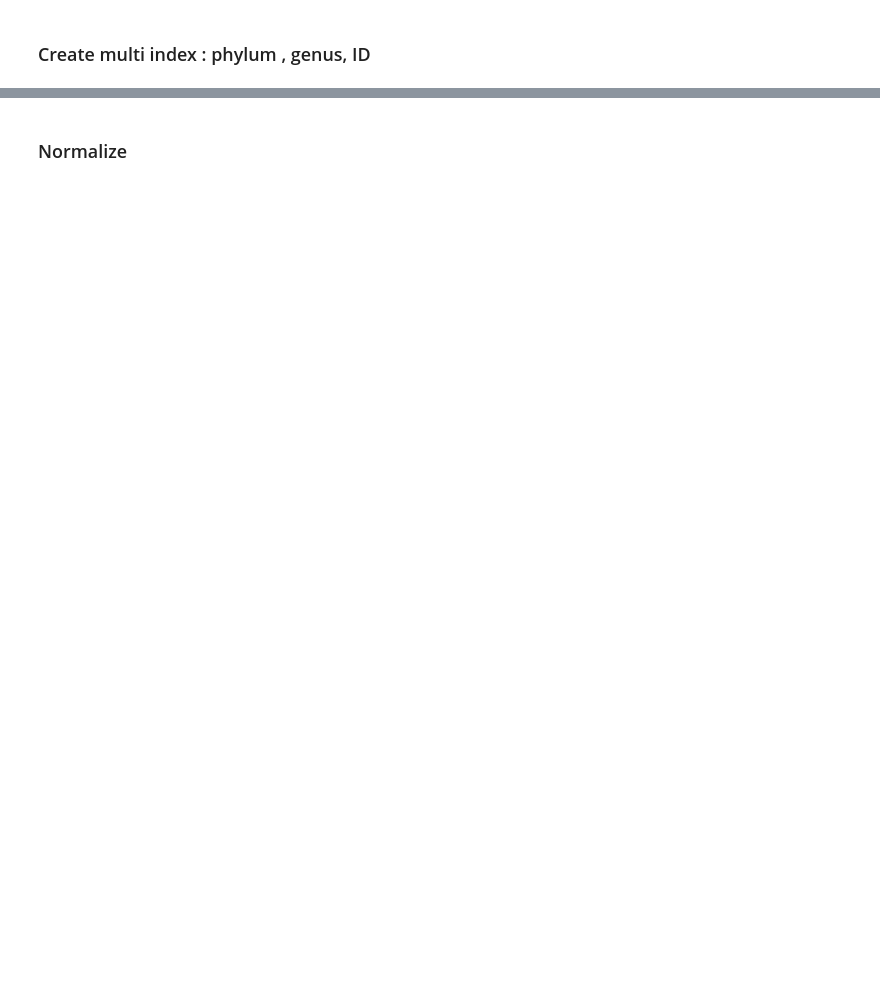
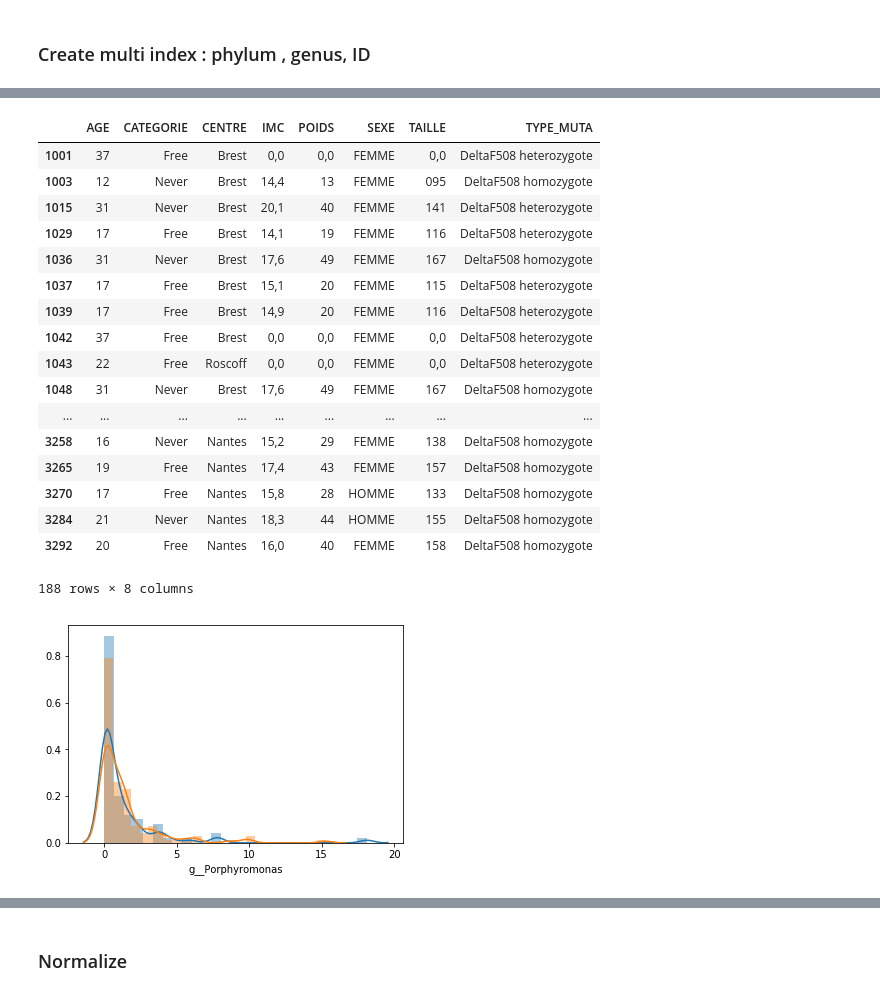
Before and after one commit to dridk/mucobiome, a Jupyter notebook: Mucobiome.ipynb, the cells around one changed output, grey strips where cells are left out. Saved outputs shown, nothing was run; the diff lists cells and outputs as text; code cells hidden in the pictures; blank space fills up the shorter version.

```diff
--- a/Mucobiome.ipynb
+++ b/Mucobiome.ipynb
@@ -132,0 +96,3 @@ nx.write_gml(graph,"graphdist.gml")
+# %%
+free  = norm_genus_df.loc["g__Porphyromonas",sample.CATEGORIE == "Free"]
+never = norm_genus_df.loc["g__Porphyromonas",sample.CATEGORIE == "Never"]
@@ -132,0 +149,24 @@ nx.write_gml(graph,"graphdist.gml")
+# %%
+sns.distplot(free)
+sns.distplot(never)
+sample
+# %% [output]
+|  | AGE | CATEGORIE | CENTRE | IMC | POIDS | SEXE | TAILLE | TYPE_MUTA |
+| 1001 | 37 | Free | Brest | 0,0 | 0,0 | FEMME | 0,0 | DeltaF508 heterozygote |
+| 1003 | 12 | Never | Brest | 14,4 | 13 | FEMME | 095 | DeltaF508 homozygote |
+| 1015 | 31 | Never | Brest | 20,1 | 40 | FEMME | 141 | DeltaF508 heterozygote |
+| 1029 | 17 | Free | Brest | 14,1 | 19 | FEMME | 116 | DeltaF508 heterozygote |
+| 1036 | 31 | Never | Brest | 17,6 | 49 | FEMME | 167 | DeltaF508 homozygote |
+| 1037 | 17 | Free | Brest | 15,1 | 20 | FEMME | 115 | DeltaF508 heterozygote |
+| 1039 | 17 | Free | Brest | 14,9 | 20 | FEMME | 116 | DeltaF508 heterozygote |
+| 1042 | 37 | Free | Brest | 0,0 | 0,0 | FEMME | 0,0 | DeltaF508 heterozygote |
+| 1043 | 22 | Free | Roscoff | 0,0 | 0,0 | FEMME | 0,0 | DeltaF508 heterozygote |
+| 1048 | 31 | Never | Brest | 17,6 | 49 | FEMME | 167 | DeltaF508 homozygote |
+| ... | ... | ... | ... | ... | ... | ... | ... | ... |
+| 3258 | 16 | Never | Nantes | 15,2 | 29 | FEMME | 138 | DeltaF508 homozygote |
+| 3265 | 19 | Free | Nantes | 17,4 | 43 | FEMME | 157 | DeltaF508 homozygote |
+| 3270 | 17 | Free | Nantes | 15,8 | 28 | HOMME | 133 | DeltaF508 homozygote |
+| 3284 | 21 | Never | Nantes | 18,3 | 44 | HOMME | 155 | DeltaF508 homozygote |
+| 3292 | 20 | Free | Nantes | 16,0 | 40 | FEMME | 158 | DeltaF508 homozygote |
+188 rows × 8 columns
+[figure, added]
```
Also changed, not shown: parts of 24 cells of this notebook, 2 other files.
